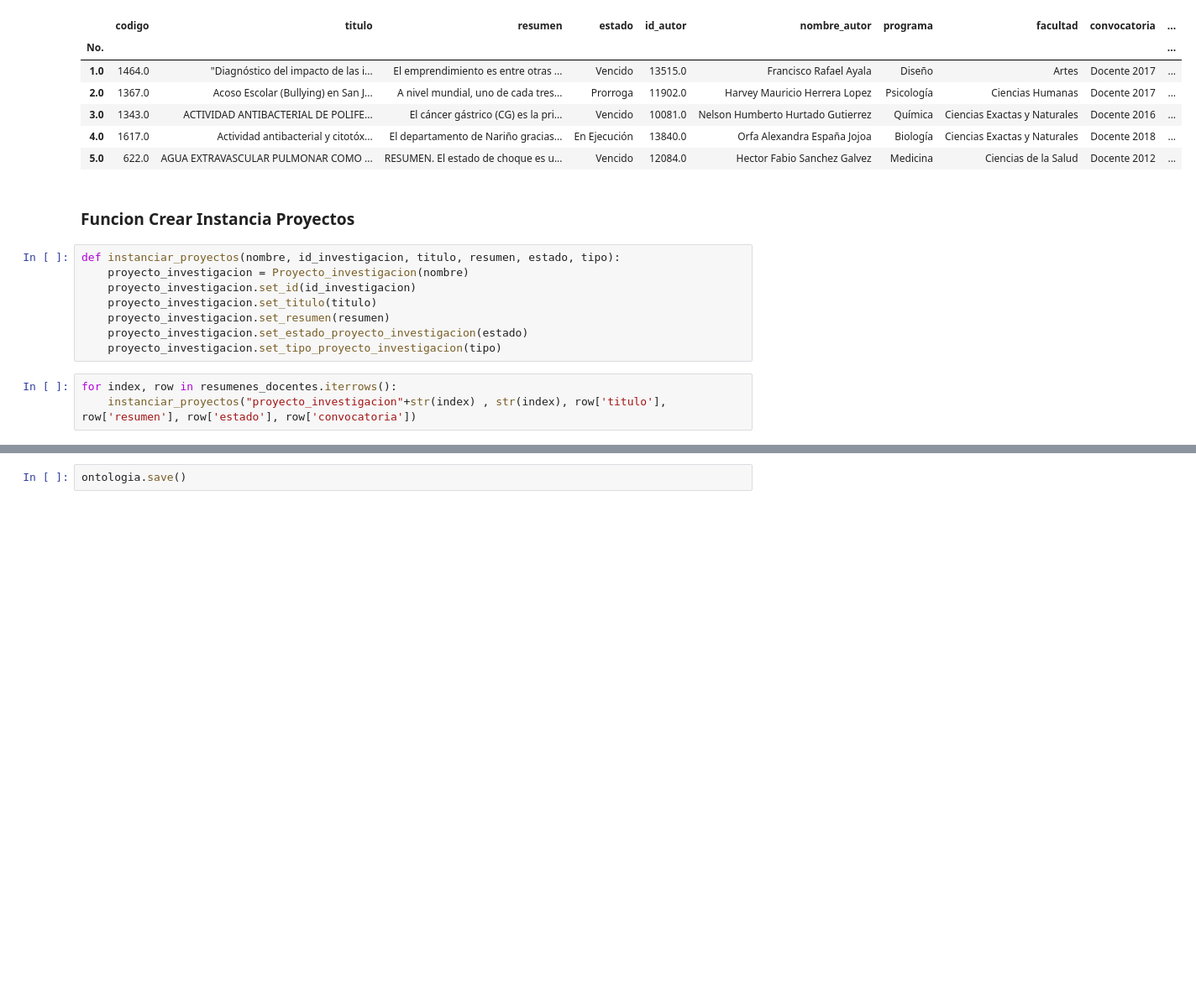
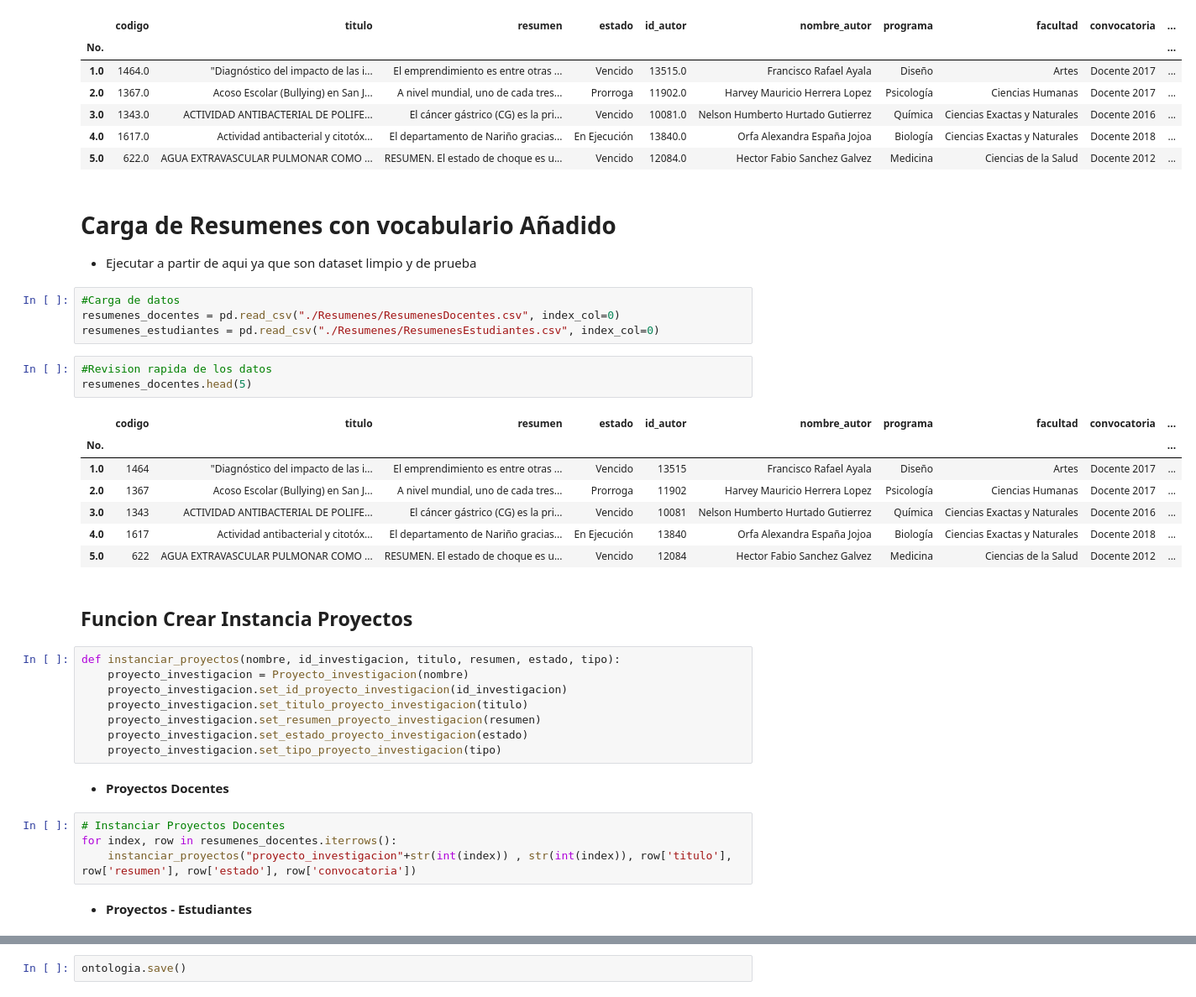
Before and after one commit to TrabajoGradoMotorBusqueda/Ontologia, a Jupyter notebook: Notebooks/InstanciasProyectos.ipynb, the cells around one changed output, grey strips where cells are left out. Shown at 84% size. Saved outputs shown, nothing was run; the diff lists cells and outputs as text; blank space fills up the shorter version.

Commit message:
Funcion parcial de Instanciar palabra

```diff
--- a/Notebooks/InstanciasProyectos.ipynb
+++ b/Notebooks/InstanciasProyectos.ipynb
@@ -25,16 +32,40 @@ resumenes_docentes.head(5)
 | 3.0 | 1343.0 | ACTIVIDAD ANTIBACTERIAL DE POLIFE... | El cáncer gástrico (CG) es la pri... | Vencido | 10081.0 | Nelson Humberto Hurtado Gutierrez | Química | Ciencias Exactas y Naturales | Docente 2016 | ... |
 | 4.0 | 1617.0 | Actividad antibacterial y citotóx... | El departamento de Nariño gracias... | En Ejecución | 13840.0 | Orfa Alexandra España Jojoa | Biología | Ciencias Exactas y Naturales | Docente 2018 | ... |
 | 5.0 | 622.0 | AGUA EXTRAVASCULAR PULMONAR COMO ... | RESUMEN. El estado de choque es u... | Vencido | 12084.0 | Hector Fabio Sanchez Galvez | Medicina | Ciencias de la Salud | Docente 2012 | ... |
+# %% [markdown]
+# Carga de Resumenes con vocabulario Añadido
+
+- Ejecutar a partir de aqui ya que son dataset limpio y de prueba
+# %%
+#Carga de datos
+resumenes_docentes = pd.read_csv("./Resumenes/ResumenesDocentes.csv", index_col=0)
+resumenes_estudiantes = pd.read_csv("./Resumenes/ResumenesEstudiantes.csv", index_col=0)
+# %%
+#Revision rapida de los datos
+resumenes_docentes.head(5)
+# %% [output]
+|  | codigo | titulo | resumen | estado | id_autor | nombre_autor | programa | facultad | convocatoria | ... |
+| No. |  |  |  |  |  |  |  |  |  | ... |
+| 1.0 | 1464 | "Diagnóstico del impacto de las i... | El emprendimiento es entre otras ... | Vencido | 13515 | Francisco Rafael Ayala | Diseño | Artes | Docente 2017 | ... |
+| 2.0 | 1367 | Acoso Escolar (Bullying) en San J... | A nivel mundial, uno de cada tres... | Prorroga | 11902 | Harvey Mauricio Herrera Lopez | Psicología | Ciencias Humanas | Docente 2017 | ... |
+| 3.0 | 1343 | ACTIVIDAD ANTIBACTERIAL DE POLIFE... | El cáncer gástrico (CG) es la pri... | Vencido | 10081 | Nelson Humberto Hurtado Gutierrez | Química | Ciencias Exactas y Naturales | Docente 2016 | ... |
+| 4.0 | 1617 | Actividad antibacterial y citotóx... | El departamento de Nariño gracias... | En Ejecución | 13840 | Orfa Alexandra España Jojoa | Biología | Ciencias Exactas y Naturales | Docente 2018 | ... |
+| 5.0 | 622 | AGUA EXTRAVASCULAR PULMONAR COMO ... | RESUMEN. El estado de choque es u... | Vencido | 12084 | Hector Fabio Sanchez Galvez | Medicina | Ciencias de la Salud | Docente 2012 | ... |
 # %% [markdown]
-### Funcion Crear Instancia Proyectos
+## Funcion Crear Instancia Proyectos
 # %%
 def instanciar_proyectos(nombre, id_investigacion, titulo, resumen, estado, tipo):
     proyecto_investigacion = Proyecto_investigacion(nombre)
-    proyecto_investigacion.set_id(id_investigacion)
-    proyecto_investigacion.set_titulo(titulo)
-    proyecto_investigacion.set_resumen(resumen)
+    proyecto_investigacion.set_id_proyecto_investigacion(id_investigacion)
+    proyecto_investigacion.set_titulo_proyecto_investigacion(titulo)
+    proyecto_investigacion.set_resumen_proyecto_investigacion(resumen)
     proyecto_investigacion.set_estado_proyecto_investigacion(estado)
     proyecto_investigacion.set_tipo_proyecto_investigacion(tipo)
+# %% [markdown]
+- **Proyectos Docentes**
 # %%
+# Instanciar Proyectos Docentes
 for index, row in resumenes_docentes.iterrows():
-    instanciar_proyectos("proyecto_investigacion"+str(index) , str(index), row['titulo'], row['resumen'], row['estado'], row['convocatoria'])
+    instanciar_proyectos("proyecto_investigacion"+str(int(index)) , str(int(index)), row['titulo'], row['resumen'], row['estado'], row['convocatoria'])
+# %% [markdown]
+- **Proyectos - Estudiantes**
```
Also changed, not shown: parts of 16 cells of this notebook, 4 other files.
